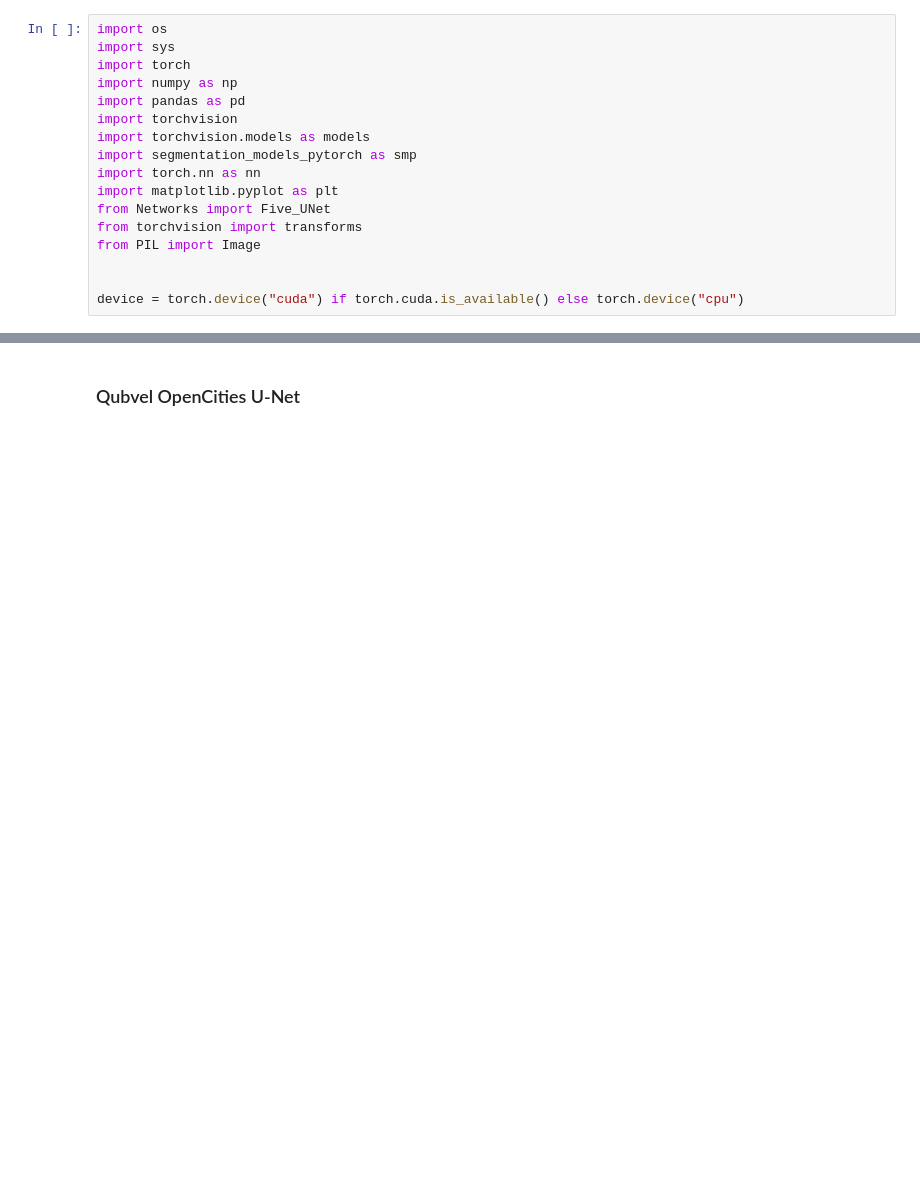
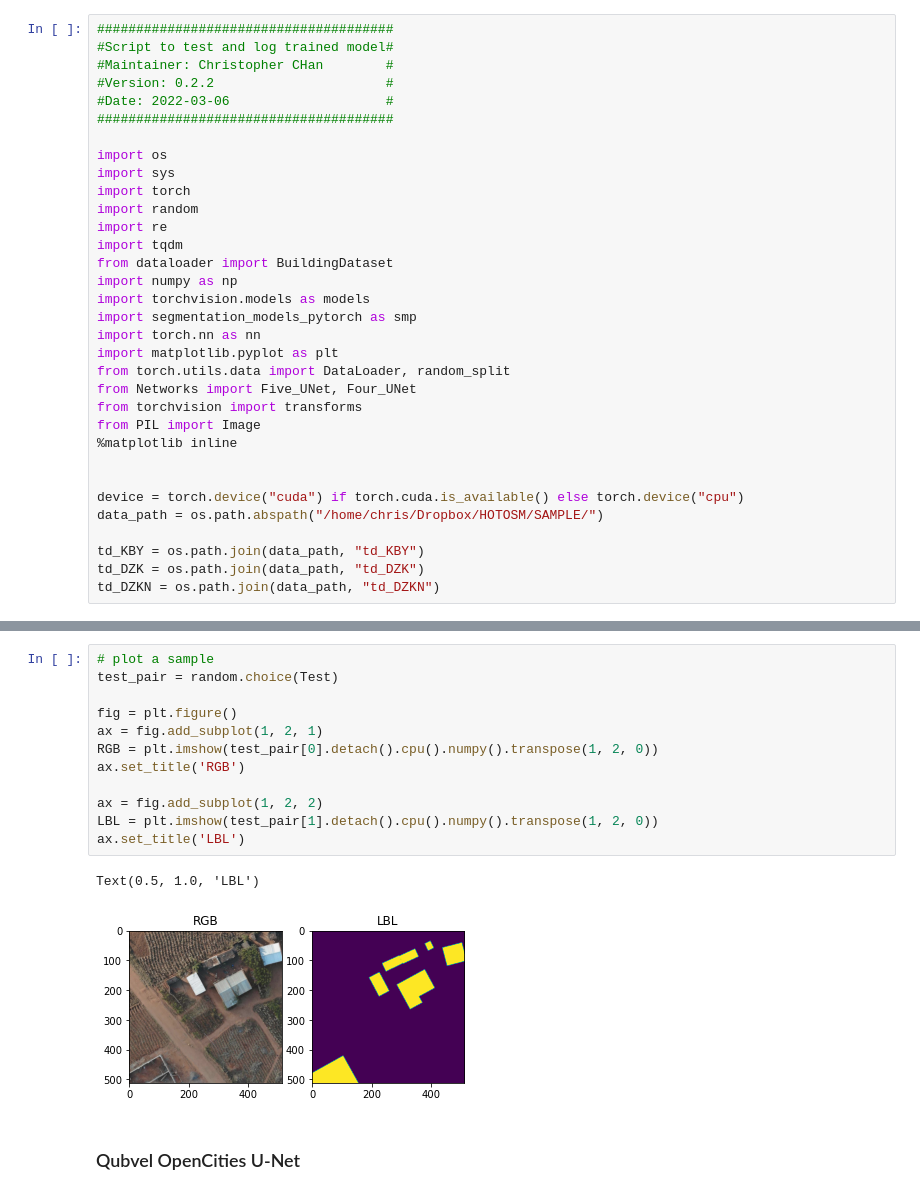
Before and after one commit to chrischank/HOTOSM_OAM_codeV2, a Jupyter notebook: test_model.ipynb, the cells around one changed output, grey strips where cells are left out. Cells and saved outputs as stored; diff of their text form; blank space fills up the shorter version.

```diff
--- a/test_model.ipynb
+++ b/test_model.ipynb
@@ -8,17 +3,33 @@ ATTENTION!!! Run the qubvel pretrained Network in a separate conda environment w
 # %%
+######################################
+#Script to test and log trained model#
+#Maintainer: Christopher CHan        #
+#Version: 0.2.2                      #
+#Date: 2022-03-06                    #
+######################################
+
 import os
 import sys
 import torch
+import random
+import re
+import tqdm
+from dataloader import BuildingDataset
 import numpy as np
-import pandas as pd
-import torchvision
 import torchvision.models as models
 import segmentation_models_pytorch as smp
 import torch.nn as nn
 import matplotlib.pyplot as plt
-from Networks import Five_UNet
+from torch.utils.data import DataLoader, random_split
+from Networks import Five_UNet, Four_UNet
 from torchvision import transforms
 from PIL import Image
+%matplotlib inline
 
 
 device = torch.device("cuda") if torch.cuda.is_available() else torch.device("cpu")
+data_path = os.path.abspath("/home/chris/Dropbox/HOTOSM/SAMPLE/")
+
+td_KBY = os.path.join(data_path, "td_KBY")
+td_DZK = os.path.join(data_path, "td_DZK")
+td_DZKN = os.path.join(data_path, "td_DZKN")
@@ -142,3 +93,18 @@ tensor([[[[5.5781e-06, 4.7937e-06, 8.4292e-06,  ..., 1.6734e-06,
+# %%
+# plot a sample
+test_pair = random.choice(Test)
+
+fig = plt.figure()
+ax = fig.add_subplot(1, 2, 1)
+RGB = plt.imshow(test_pair[0].detach().cpu().numpy().transpose(1, 2, 0))
+ax.set_title('RGB')
+
+ax = fig.add_subplot(1, 2, 2)
+LBL = plt.imshow(test_pair[1].detach().cpu().numpy().transpose(1, 2, 0))
+ax.set_title('LBL')
+# %% [output]
+Text(0.5, 1.0, 'LBL')
+[figure, added]
 # %% [markdown]
 ### Qubvel OpenCities U-Net
 # %%
```
Also changed, not shown: parts of 15 cells of this notebook.
